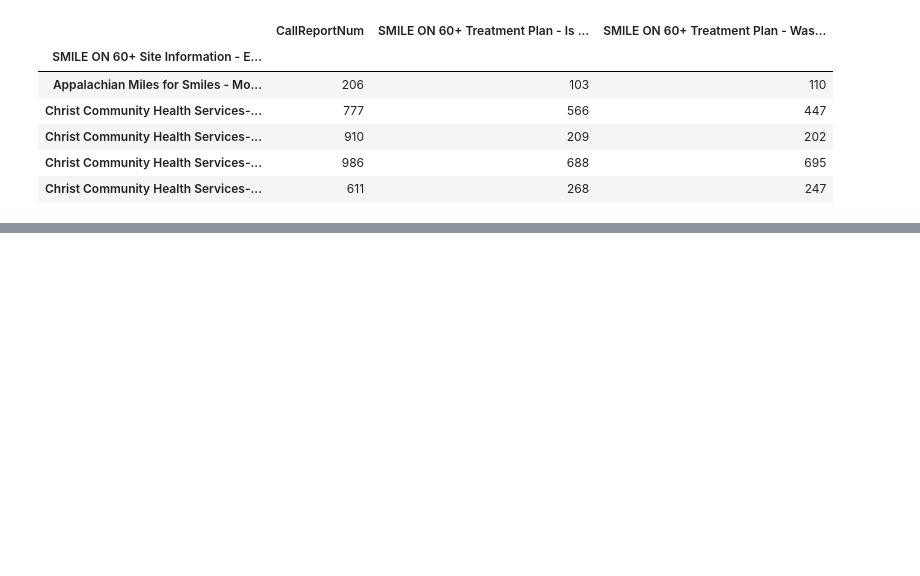
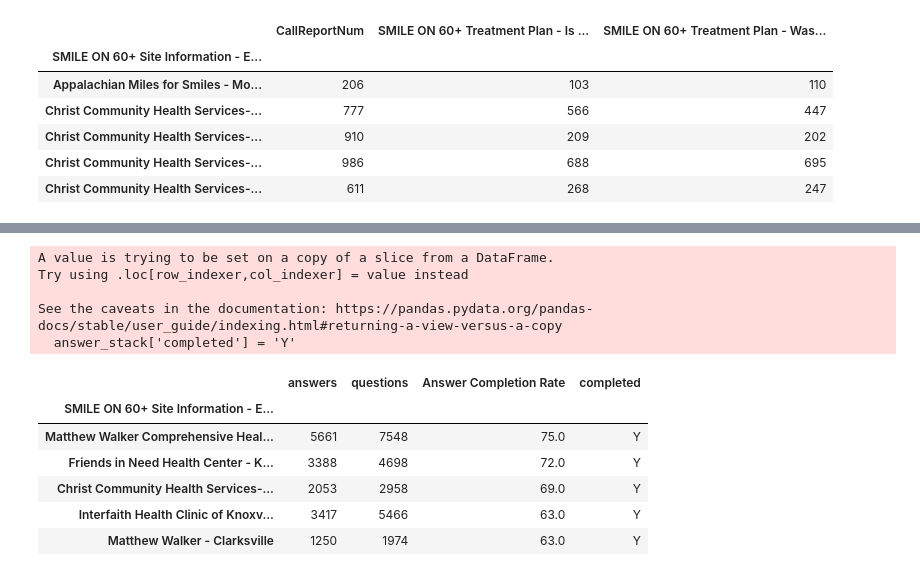
Before and after one commit to bsfcs/smile-on-black_panther, a Jupyter notebook: SmileOnAnalysis.ipynb, the cells around one changed output, grey strips where cells are left out. Drawn from its saved outputs; the diff is of its cells as text; code cells hidden in the pictures; blank space fills up the shorter version.

```diff
--- a/SmileOnAnalysis.ipynb
+++ b/SmileOnAnalysis.ipynb
@@ -614,0 +630,16 @@ answer_completion.head(35)
+# %%
+answer_stack['completed'] = 'Y'
+answer_stack.head()
+# %% [output]
+A value is trying to be set on a copy of a slice from a DataFrame.
+Try using .loc[row_indexer,col_indexer] = value instead
+
+See the caveats in the documentation: https://pandas.pydata.org/pandas-docs/stable/user_guide/indexing.html#returning-a-view-versus-a-copy
+  answer_stack['completed'] = 'Y'
+|  | answers | questions | Answer Completion Rate | completed |
+| SMILE ON 60+ Site Information - E... |  |  |  |  |
+| Matthew Walker Comprehensive Heal... | 5661 | 7548 | 75.0 | Y |
+| Friends in Need Health Center - K... | 3388 | 4698 | 72.0 | Y |
+| Christ Community Health Services-... | 2053 | 2958 | 69.0 | Y |
+| Interfaith Health Clinic of Knoxv... | 3417 | 5466 | 63.0 | Y |
+| Matthew Walker - Clarksville | 1250 | 1974 | 63.0 | Y |
```
Also changed, not shown: parts of 18 cells of this notebook.
